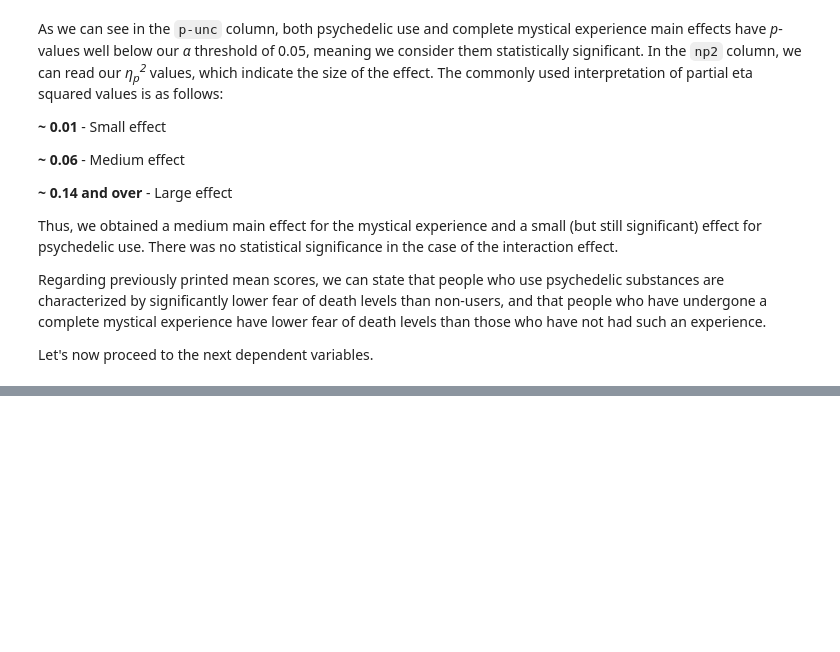
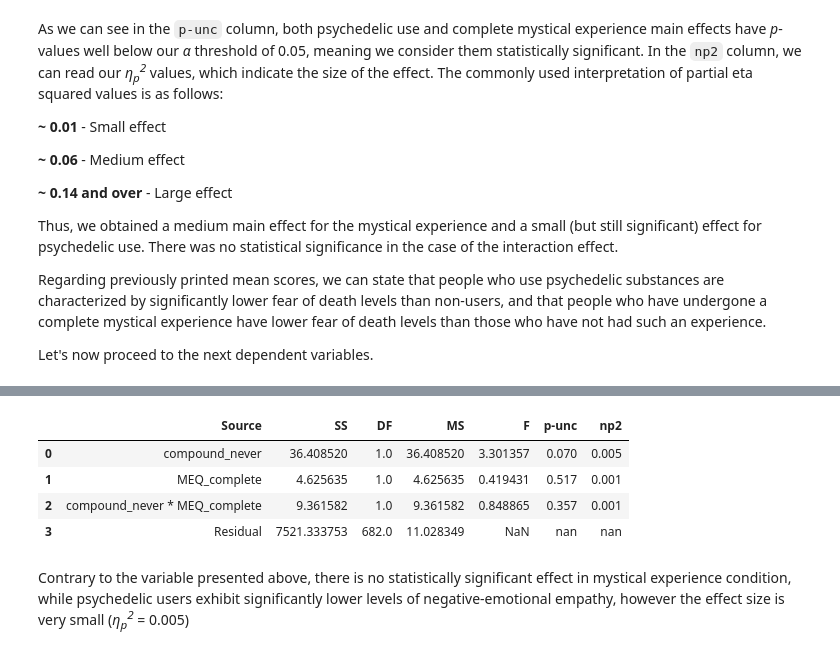
Before and after one commit to michal-owsiak/swps-university-research, a Jupyter notebook: research.ipynb, the cells around one changed output, grey strips where cells are left out. Drawn from its saved outputs; the diff is of its cells as text; code cells hidden in the pictures; blank space fills up the shorter version.

```diff
--- a/research.ipynb
+++ b/research.ipynb
@@ -763,0 +905,23 @@ Let's now proceed to the next dependent variables.
+# %%
+PES_negative_ANOVA = pg.anova(
+    dv="PES_negative",
+    between=["compound_never", "MEQ_complete"],
+    data=df
+)
+
+PES_negative_ANOVA["p-unc"] = PES_negative_ANOVA["p-unc"].apply(
+    lambda p: "< 0.001" if p < 0.001 else f"{p:.3f}"
+)
+PES_negative_ANOVA["np2"] = PES_negative_ANOVA["np2"].apply(
+    lambda np2: f"{np2:.3f}"
+)
+
+PES_negative_ANOVA
+# %% [output]
+|  | Source | SS | DF | MS | F | p-unc | np2 |
+| 0 | compound_never | 36.408520 | 1.0 | 36.408520 | 3.301357 | 0.070 | 0.005 |
+| 1 | MEQ_complete | 4.625635 | 1.0 | 4.625635 | 0.419431 | 0.517 | 0.001 |
+| 2 | compound_never * MEQ_complete | 9.361582 | 1.0 | 9.361582 | 0.848865 | 0.357 | 0.001 |
+| 3 | Residual | 7521.333753 | 682.0 | 11.028349 | NaN | nan | nan |
+# %% [markdown]
+Contrary to the variable presented above, there is no statistically significant effect in mystical experience condition, while psychedelic users exhibit significantly lower levels of negative-emotional empathy, however the effect size is very small (*η<sub>p</sub><sup>2</sup>* = 0.005)
```
Also changed, not shown: parts of 10 cells of this notebook.
